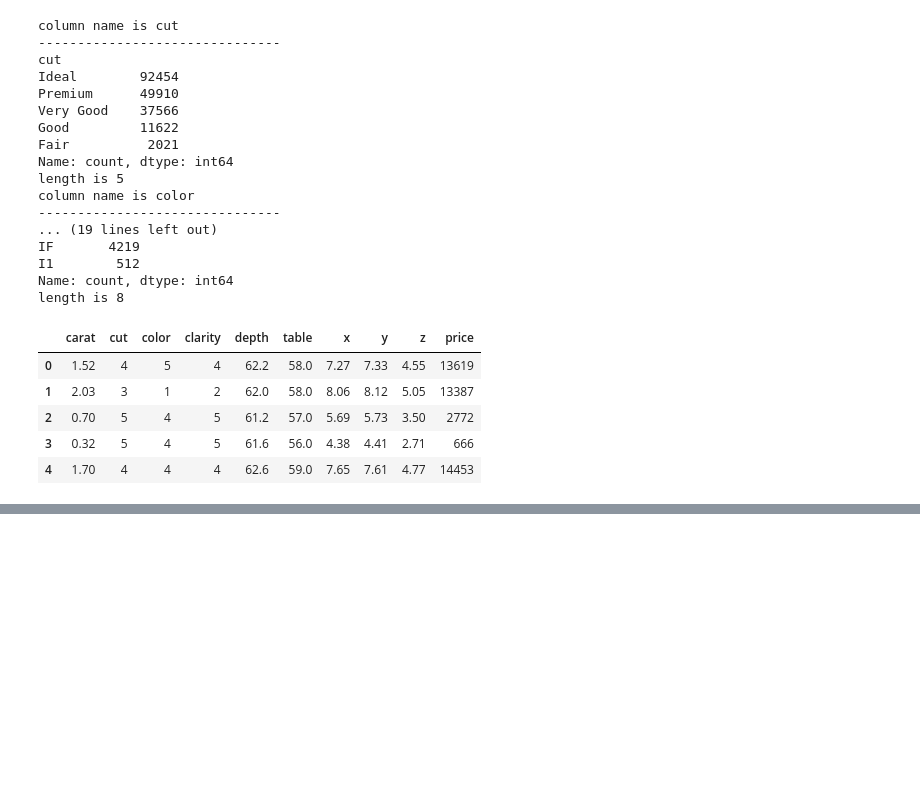
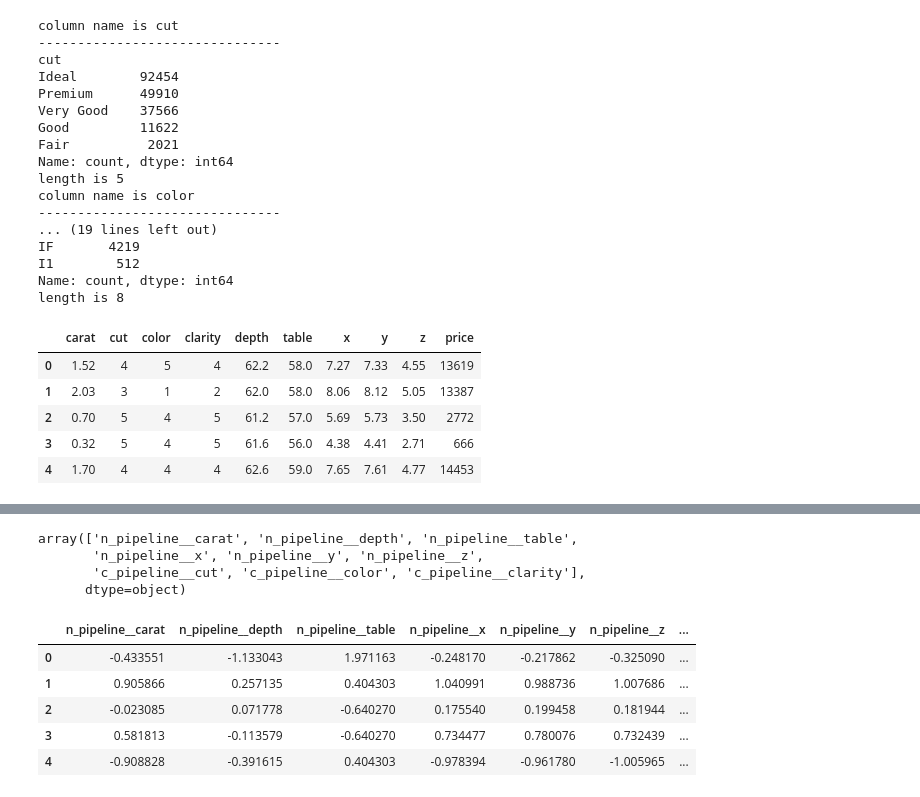
Before and after one commit to sriramsriram3/Gemstone-Price-Prediction-End-to-End-Pipeline, a Jupyter notebook: experiments/experiment.ipynb, the cells around one changed output, grey strips where cells are left out. Cells and saved outputs as stored; diff of their text form; code cells hidden in the pictures; blank space fills up the shorter version.

```diff
--- a/experiments/experiment.ipynb
+++ b/experiments/experiment.ipynb
@@ -343,0 +409,11 @@ data.head()
+# %%
+cat_pipeline=Pipeline(steps=[
+    ('imputer',SimpleImputer(strategy="most_frequent")),
+    ('encode',OrdinalEncoder(categories=[cut_categories,color_categories,clarity_categories])),
+    ('scaling',StandardScaler())
+])
+# %%
+preprocess=ColumnTransformer([
+    ('n_pipeline',num_pipeline,num_cols),
+    ('c_pipeline',cat_pipeline,cat_cols)
+])
@@ -343,0 +452,17 @@ data.head()
+# %%
+preprocess.get_feature_names_out()
+# %% [output]
+array(['n_pipeline__carat', 'n_pipeline__depth', 'n_pipeline__table',
+       'n_pipeline__x', 'n_pipeline__y', 'n_pipeline__z',
+       'c_pipeline__cut', 'c_pipeline__color', 'c_pipeline__clarity'],
+      dtype=object)
+# %%
+X_train_final=pd.DataFrame(preprocess.fit_transform(X_train),columns=preprocess.get_feature_names_out())
+X_train_final.head()
+# %% [output]
+|  | n_pipeline__carat | n_pipeline__depth | n_pipeline__table | n_pipeline__x | n_pipeline__y | n_pipeline__z | ... |
+| 0 | -0.433551 | -1.133043 | 1.971163 | -0.248170 | -0.217862 | -0.325090 | ... |
+| 1 | 0.905866 | 0.257135 | 0.404303 | 1.040991 | 0.988736 | 1.007686 | ... |
+| 2 | -0.023085 | 0.071778 | -0.640270 | 0.175540 | 0.199458 | 0.181944 | ... |
+| 3 | 0.581813 | -0.113579 | -0.640270 | 0.734477 | 0.780076 | 0.732439 | ... |
+| 4 | -0.908828 | -0.391615 | 0.404303 | -0.978394 | -0.961780 | -1.005965 | ... |
```
Also changed, not shown: parts of 19 cells of this notebook.
